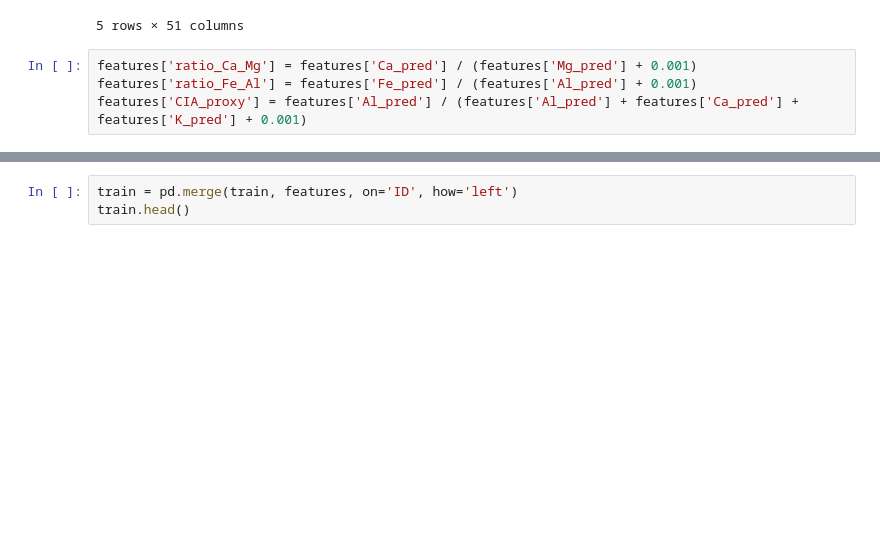
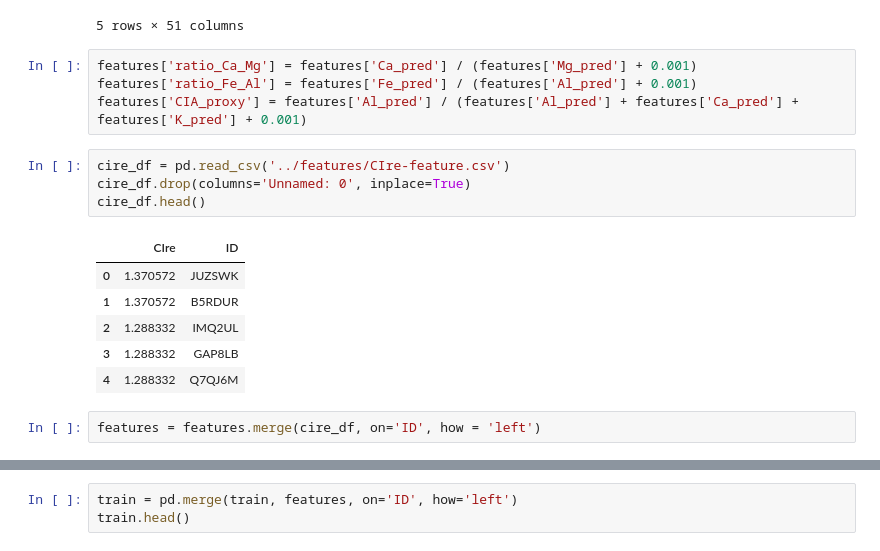
Before and after one commit to lucknera/projekt_interdyscyplinarny, a Jupyter notebook: models/olek-model.ipynb, the cells around one changed output, grey strips where cells are left out. Saved outputs shown, nothing was run; the diff lists cells and outputs as text; blank space fills up the shorter version.

Commit message:
added cire feature score: 0.406058257

```diff
--- a/models/olek-model.ipynb
+++ b/models/olek-model.ipynb
@@ -287,6 +287,19 @@ features.head()
 features['ratio_Ca_Mg'] = features['Ca_pred'] / (features['Mg_pred'] + 0.001)
 features['ratio_Fe_Al'] = features['Fe_pred'] / (features['Al_pred'] + 0.001)
 features['CIA_proxy'] = features['Al_pred'] / (features['Al_pred'] + features['Ca_pred'] + features['K_pred'] + 0.001)
+# %%
+cire_df = pd.read_csv('../features/CIre-feature.csv')
+cire_df.drop(columns='Unnamed: 0', inplace=True)
+cire_df.head()
+# %% [output]
+|  | CIre | ID |
+| 0 | 1.370572 | JUZSWK |
+| 1 | 1.370572 | B5RDUR |
+| 2 | 1.288332 | IMQ2UL |
+| 3 | 1.288332 | GAP8LB |
+| 4 | 1.288332 | Q7QJ6M |
+# %%
+features = features.merge(cire_df, on='ID', how = 'left')
 # %%
 features.head()
 # %% [output]
```
Also changed, not shown: parts of 1 cell of this notebook, 1 other file.
